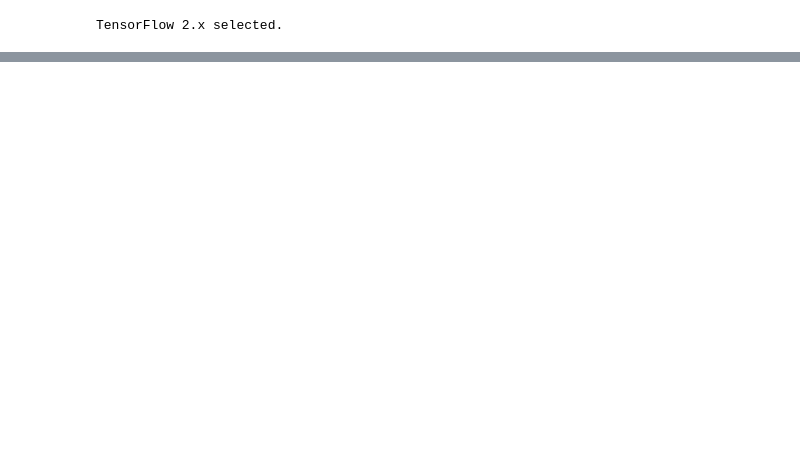
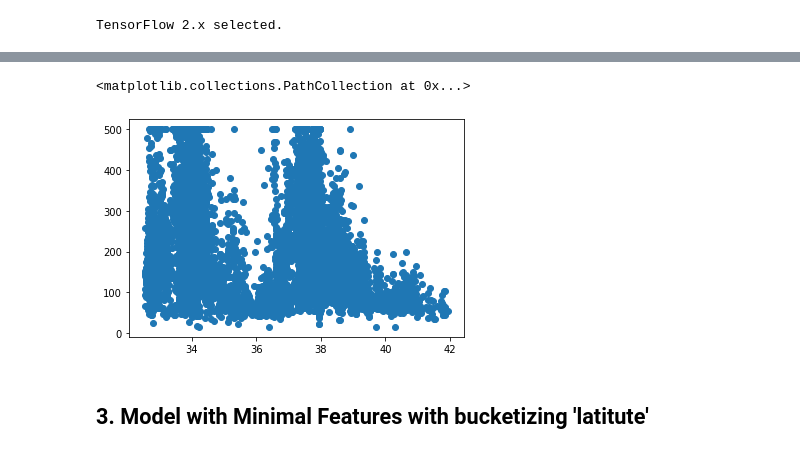
Before and after one commit to akhil189/Deep-Learning, a Jupyter notebook: Linear Regression/Multiple_Linear_Regression.ipynb, the cells around one changed output, grey strips where cells are left out. Cells and saved outputs as stored; diff of their text form; code cells hidden in the pictures; blank space fills up the shorter version.

```diff
--- a/Linear Regression/Multiple_Linear_Regression.ipynb
+++ b/Linear Regression/Multiple_Linear_Regression.ipynb
@@ -216,0 +240,7 @@ Final RMSE (on test data): 162.02
+# %%
+plt.scatter(X_train["latitude"], y_train["median_house_value"])
+# %% [output]
+<matplotlib.collections.PathCollection at 0x...>
+[figure, added]
+# %% [markdown]
+## 3. Model with Minimal Features with bucketizing 'latitute'
```
Also changed, not shown: parts of 25 cells of this notebook.
